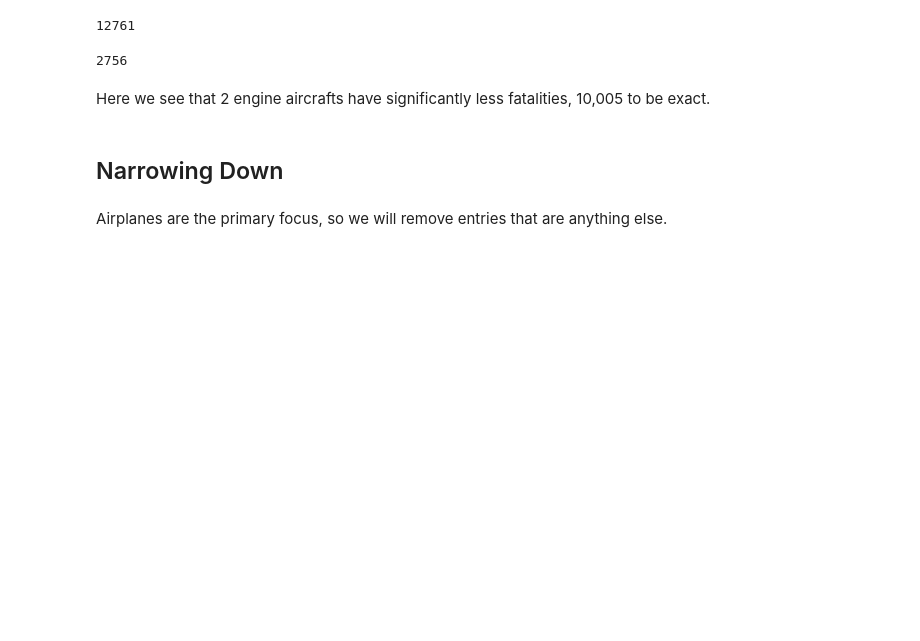
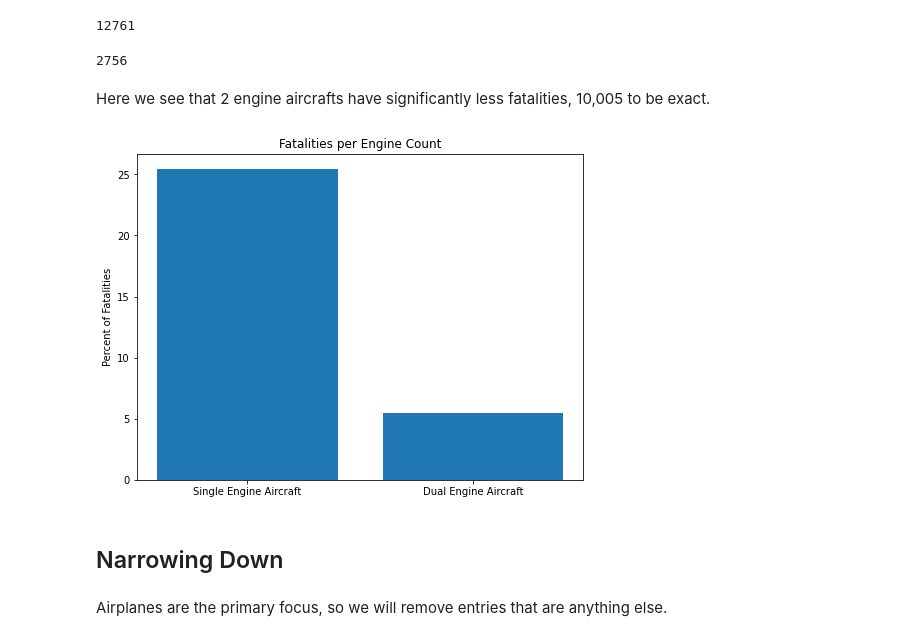
Before and after one commit to Djohnson1313/phase_1_project, a Jupyter notebook: phase_1_project_final.ipynb, the cells around one changed output. Drawn from its saved outputs; the diff is of its cells as text; code cells hidden in the pictures; blank space fills up the shorter version.

```diff
--- a/phase_1_project_final.ipynb
+++ b/phase_1_project_final.ipynb
@@ -820,6 +871,20 @@ len(fatality_count)
 2756
 # %% [markdown]
 Here we see that 2 engine aircrafts have significantly less fatalities, 10,005 to be exact.
+# %%
+# Bargraph to compare engine count fatality percents
+
+height = [25.42, 5.49]
+x = range(2)
+labels = ['Single Engine Aircraft', 'Dual Engine Aircraft']
+
+fig, ax = plt.subplots(figsize = (8,6))
+ax.bar(x, height, tick_label = labels)
+
+ax.set_title('Fatalities per Engine Count')
+ax.set_ylabel('Percent of Fatalities');
+# %% [output]
+[figure, added]
 # %% [markdown]
 ## Narrowing Down
 # %% [markdown]
```
Also changed, not shown: parts of 28 cells of this notebook.
